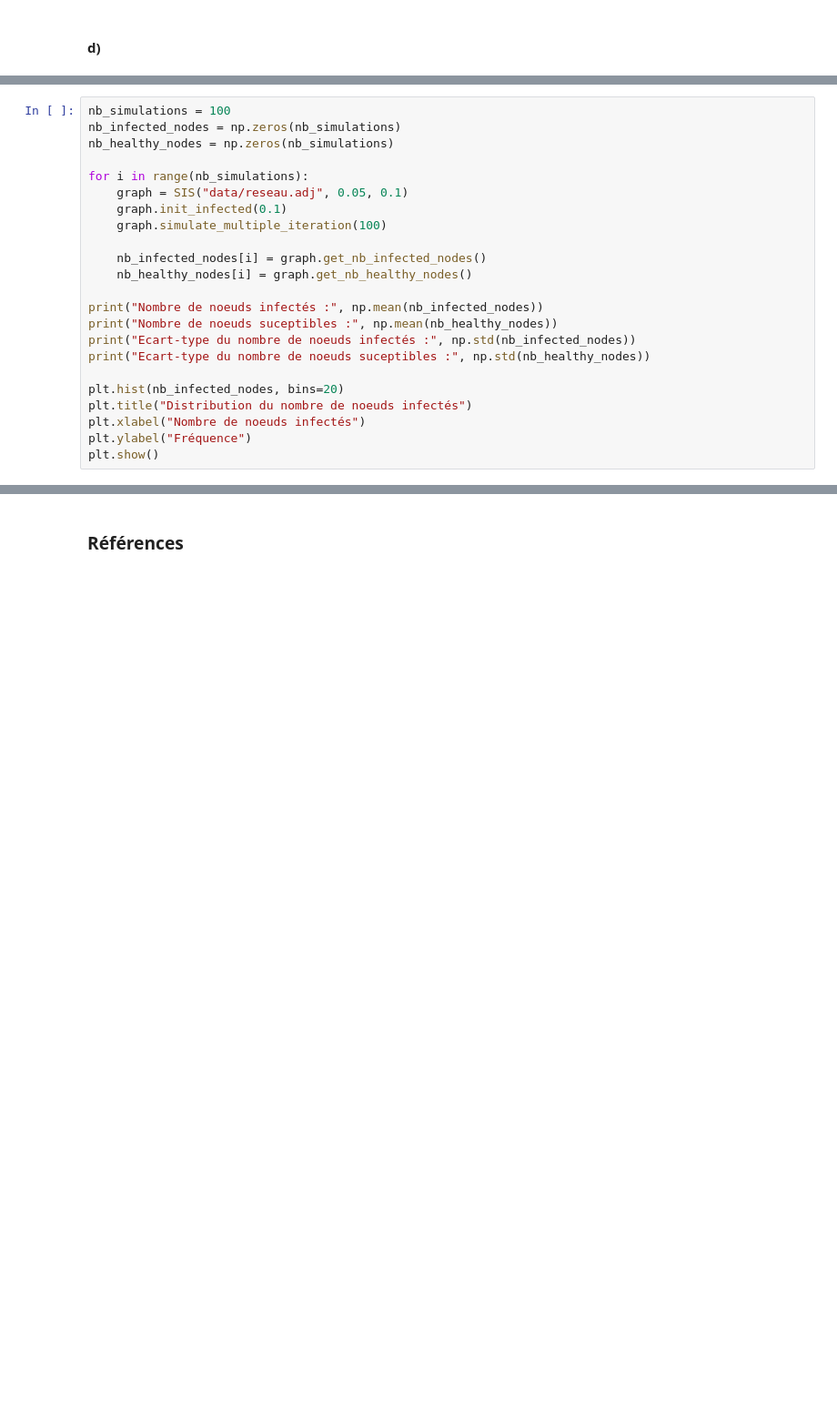
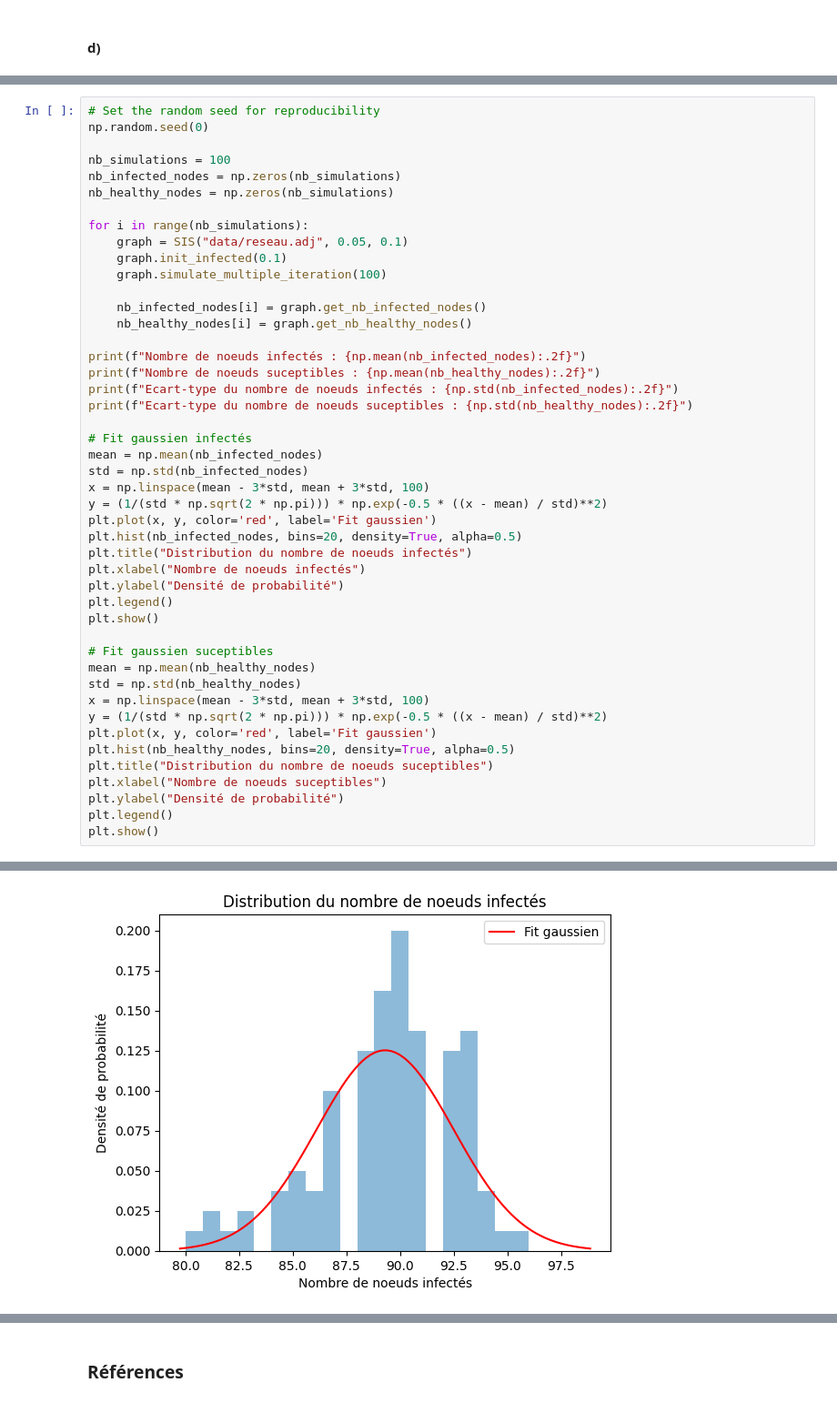
Before and after one commit to thcha67/tp_phys_num, a Jupyter notebook: TP4_ThomasC_SimonG_LaurentE/TP4_ThomasC_SimonG_LaurentE.ipynb, the cells around one changed output, grey strips where cells are left out. Shown: that part at 91% size. Saved outputs shown, nothing was run; the diff lists cells and outputs as text; blank space fills up the shorter version.

```diff
--- a/TP4_ThomasC_SimonG_LaurentE/TP4_ThomasC_SimonG_LaurentE.ipynb
+++ b/TP4_ThomasC_SimonG_LaurentE/TP4_ThomasC_SimonG_LaurentE.ipynb
@@ -585,4 +663,7 @@ plt.show()
 # %%
+# Set the random seed for reproducibility
+np.random.seed(0)
+
 nb_simulations = 100
 nb_infected_nodes = np.zeros(nb_simulations)
 nb_healthy_nodes = np.zeros(nb_simulations)
@@ -595,13 +676,34 @@ for i in range(nb_simulations):
     nb_infected_nodes[i] = graph.get_nb_infected_nodes()
     nb_healthy_nodes[i] = graph.get_nb_healthy_nodes()
 
-print("Nombre de noeuds infectés :", np.mean(nb_infected_nodes))
-print("Nombre de noeuds suceptibles :", np.mean(nb_healthy_nodes))
-print("Ecart-type du nombre de noeuds infectés :", np.std(nb_infected_nodes))
-print("Ecart-type du nombre de noeuds suceptibles :", np.std(nb_healthy_nodes))
+print(f"Nombre de noeuds infectés : {np.mean(nb_infected_nodes):.2f}")
+print(f"Nombre de noeuds suceptibles : {np.mean(nb_healthy_nodes):.2f}")
+print(f"Ecart-type du nombre de noeuds infectés : {np.std(nb_infected_nodes):.2f}")
+print(f"Ecart-type du nombre de noeuds suceptibles : {np.std(nb_healthy_nodes):.2f}")
 
-plt.hist(nb_infected_nodes, bins=20)
+# Fit gaussien infectés
+mean = np.mean(nb_infected_nodes)
+std = np.std(nb_infected_nodes)
+x = np.linspace(mean - 3*std, mean + 3*std, 100)
+y = (1/(std * np.sqrt(2 * np.pi))) * np.exp(-0.5 * ((x - mean) / std)**2)
+plt.plot(x, y, color='red', label='Fit gaussien')
+plt.hist(nb_infected_nodes, bins=20, density=True, alpha=0.5)
 plt.title("Distribution du nombre de noeuds infectés")
 plt.xlabel("Nombre de noeuds infectés")
-plt.ylabel("Fréquence")
+plt.ylabel("Densité de probabilité")
+plt.legend()
 plt.show()
+
+# Fit gaussien suceptibles
+mean = np.mean(nb_healthy_nodes)
+std = np.std(nb_healthy_nodes)
+x = np.linspace(mean - 3*std, mean + 3*std, 100)
+y = (1/(std * np.sqrt(2 * np.pi))) * np.exp(-0.5 * ((x - mean) / std)**2)
+plt.plot(x, y, color='red', label='Fit gaussien')
+plt.hist(nb_healthy_nodes, bins=20, density=True, alpha=0.5)
+plt.title("Distribution du nombre de noeuds suceptibles")
+plt.xlabel("Nombre de noeuds suceptibles")
+plt.ylabel("Densité de probabilité")
+plt.legend()
+plt.show()
+# %% [output]
@@ -607,0 +714 @@ plt.show()
+[figure, added]
```
Also changed, not shown: parts of 13 cells of this notebook.
